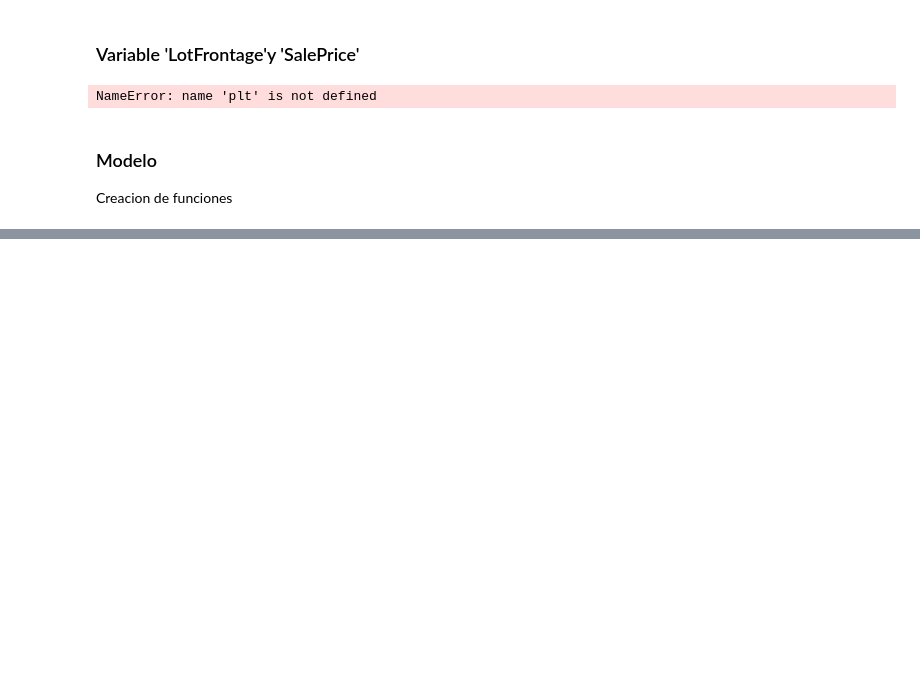
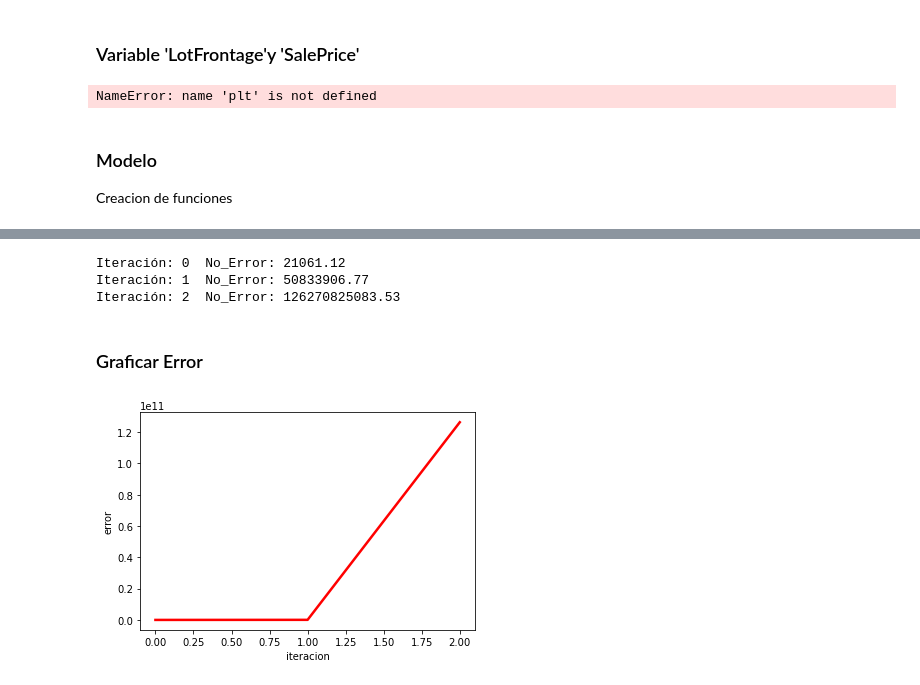
Before and after one commit to lizmaguzman/ProyectoFinalLiza, a Jupyter notebook: Proyecto_Final_Liza_Guzman.ipynb, the cells around one changed output, grey strips where cells are left out. Saved outputs shown, nothing was run; the diff lists cells and outputs as text; code cells hidden in the pictures; blank space fills up the shorter version.

```diff
--- a/Proyecto_Final_Liza_Guzman.ipynb
+++ b/Proyecto_Final_Liza_Guzman.ipynb
@@ -189,8 +191,8 @@ def entrenarmodelo(x,y,epochs,imprimir_error_cada,lr=0.0001):
 # %%
 
 def iteracion_error(error):
-    x=list(errores.keys())
-    y=list(errores.values())
+    x=list(error.keys())
+    y=list(error.values())
     plt.plot(x,y,color="red", linewidth=2.5,linestyle="-")
 
     plt.xlabel("iteracion")
@@ -211,0 +216,6 @@ def prediccion(pmodelo1,pmodelo2,x):
+# %%
+##Datos
+x = [65, 80, 68]
+y = [208.5, 181.5, 223.5]
+epochs = 3
+imprimir_error_cada =1
@@ -211,0 +235,13 @@ def prediccion(pmodelo1,pmodelo2,x):
+# %%
+pr=entrenarmodelo(x,y,epochs,imprimir_error_cada,lr=0.01)
+prerror=pr[4]
+# %% [output]
+Iteración: 0  No_Error: 21061.12
+Iteración: 1  No_Error: 50833906.77
+Iteración: 2  No_Error: 126270825083.53
+# %% [markdown]
+### Graficar Error
+# %%
+iteracion_error(prerror)
+# %% [output]
+[figure, added]
```
Also changed, not shown: parts of 4 cells of this notebook.
